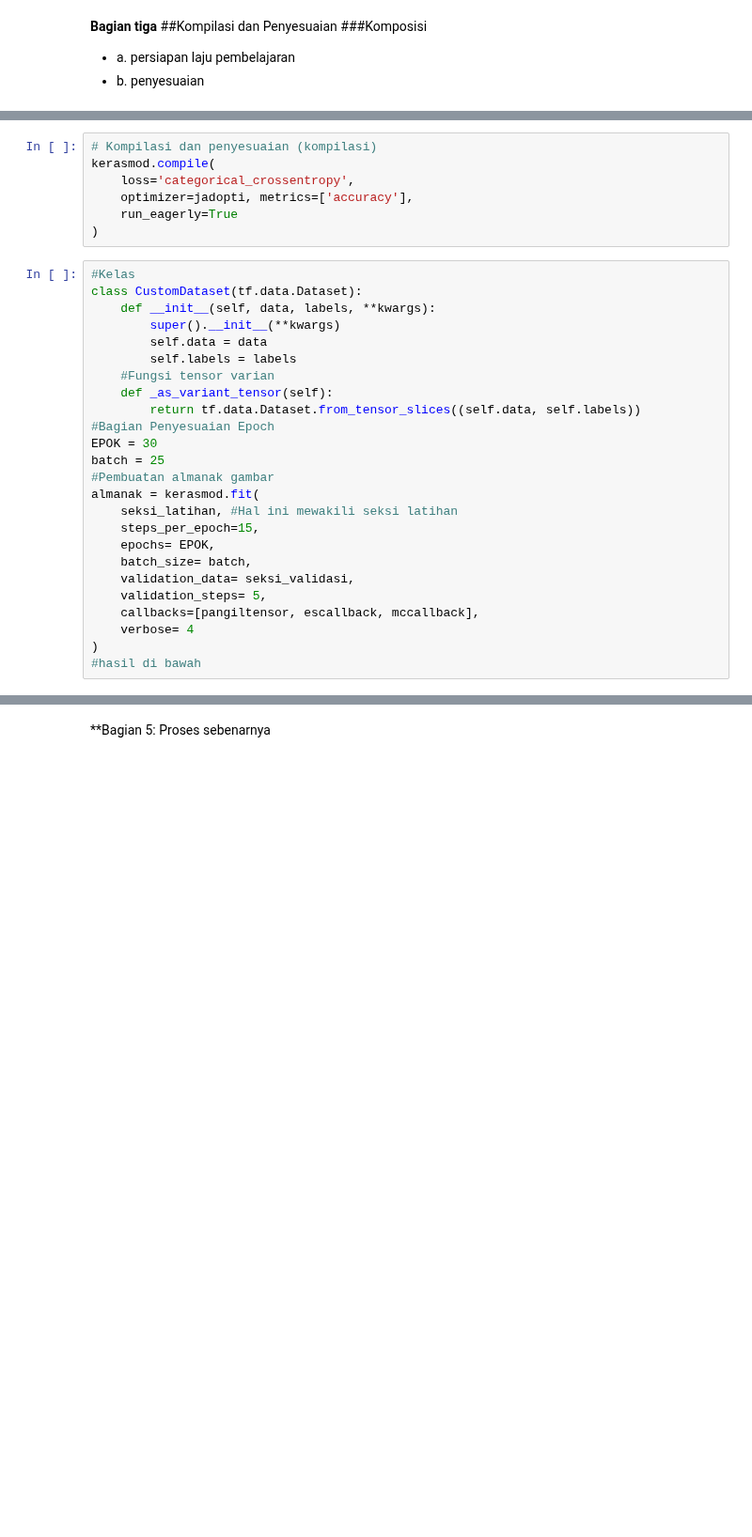
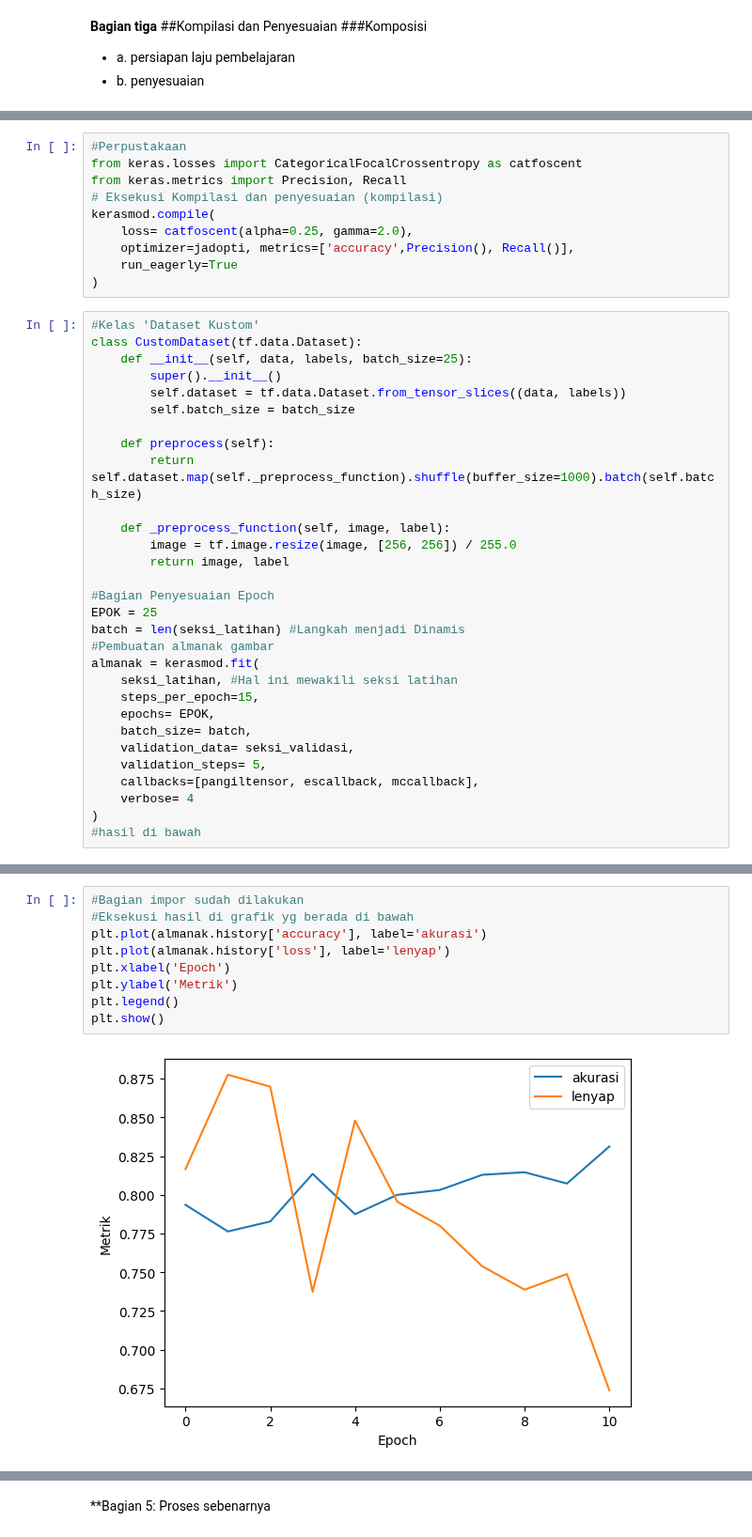
Before and after one commit to DGkurnia/discuss1, a Jupyter notebook: bmlp.ipynb, the cells around one changed output, grey strips where cells are left out. Shown at 94% size. Drawn from its saved outputs; the diff is of its cells as text; blank space fills up the shorter version.

```diff
--- a/bmlp.ipynb
+++ b/bmlp.ipynb
@@ -244,24 +222,32 @@ escallback = tf.keras.callbacks.EarlyStopping(monitor='val_loss', patience= 5, r
 mccallback = tf.keras.callbacks.ModelCheckpoint(filepath='model_best.keras', monitor='val_accuracy', save_best_only=True) #model checkpoint callback
 # %%
-# Kompilasi dan penyesuaian (kompilasi)
+#Perpustakaan
+from keras.losses import CategoricalFocalCrossentropy as catfoscent
+from keras.metrics import Precision, Recall
+# Eksekusi Kompilasi dan penyesuaian (kompilasi)
 kerasmod.compile(
-    loss='categorical_crossentropy',
-    optimizer=jadopti, metrics=['accuracy'],
+    loss= catfoscent(alpha=0.25, gamma=2.0),
+    optimizer=jadopti, metrics=['accuracy',Precision(), Recall()],
     run_eagerly=True
 )
 # %%
-#Kelas
+#Kelas 'Dataset Kustom'
 class CustomDataset(tf.data.Dataset):
-    def __init__(self, data, labels, **kwargs):
-        super().__init__(**kwargs)
-        self.data = data
-        self.labels = labels
-    #Fungsi tensor varian
-    def _as_variant_tensor(self):
-        return tf.data.Dataset.from_tensor_slices((self.data, self.labels))
+    def __init__(self, data, labels, batch_size=25):
+        super().__init__()
+        self.dataset = tf.data.Dataset.from_tensor_slices((data, labels))
+        self.batch_size = batch_size
+
+    def preprocess(self):
+        return self.dataset.map(self._preprocess_function).shuffle(buffer_size=1000).batch(self.batch_size)
+
+    def _preprocess_function(self, image, label):
+        image = tf.image.resize(image, [256, 256]) / 255.0
+        return image, label
+
 #Bagian Penyesuaian Epoch
-EPOK = 30
-batch = 25
+EPOK = 25
+batch = len(seksi_latihan) #Langkah menjadi Dinamis
 #Pembuatan almanak gambar
 almanak = kerasmod.fit(
     seksi_latihan, #Hal ini mewakili seksi latihan
@@ -297,3 +301,14 @@ Total hilang 1.429398775100708 Total akurasi  0.33524027466773987
+# %%
+#Bagian impor sudah dilakukan
+#Eksekusi hasil di grafik yg berada di bawah
+plt.plot(almanak.history['accuracy'], label='akurasi')
+plt.plot(almanak.history['loss'], label='lenyap')
+plt.xlabel('Epoch')
+plt.ylabel('Metrik')
+plt.legend()
+plt.show()
+# %% [output]
+[figure, added]
 # %%
 #Penyimpanan model
 kerasmod.save('danxhmodelv1,3.h5')
```
Also changed, not shown: parts of 13 cells of this notebook.
